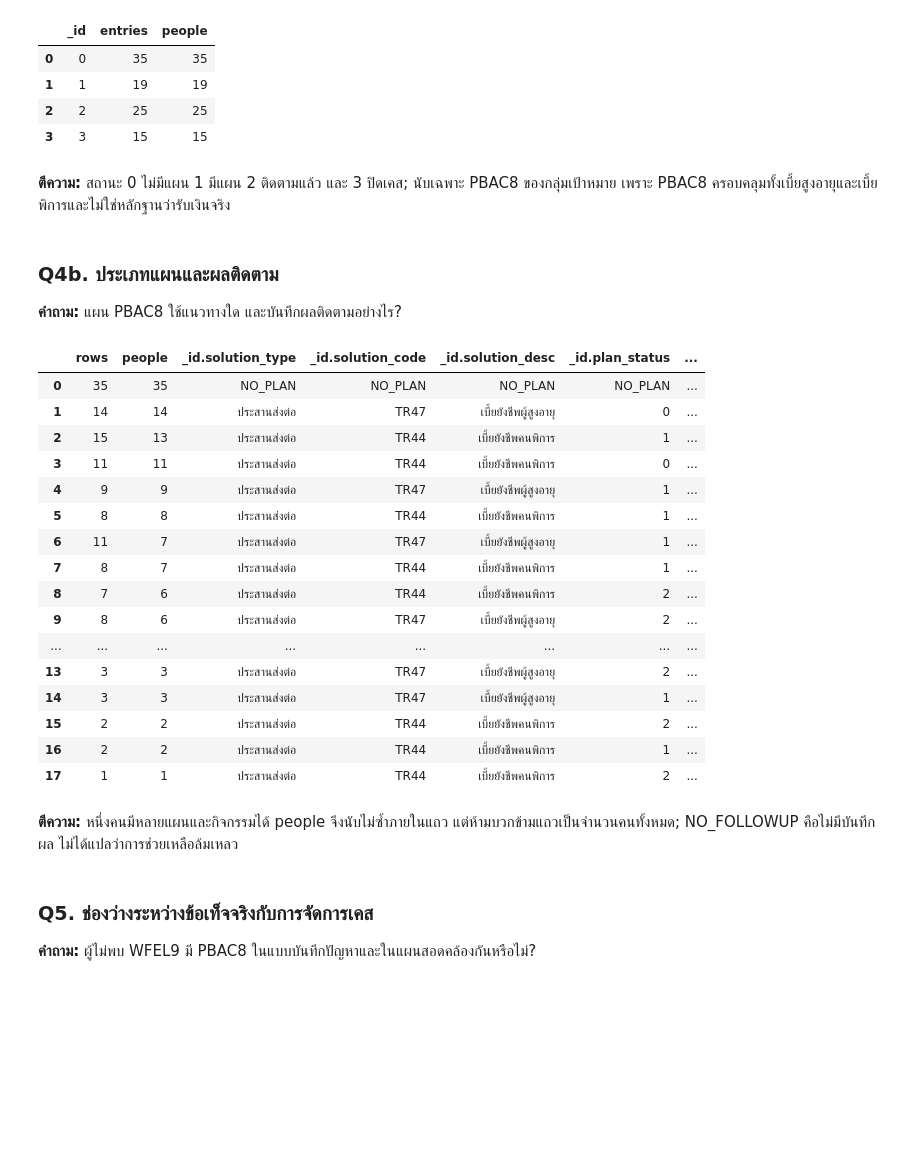
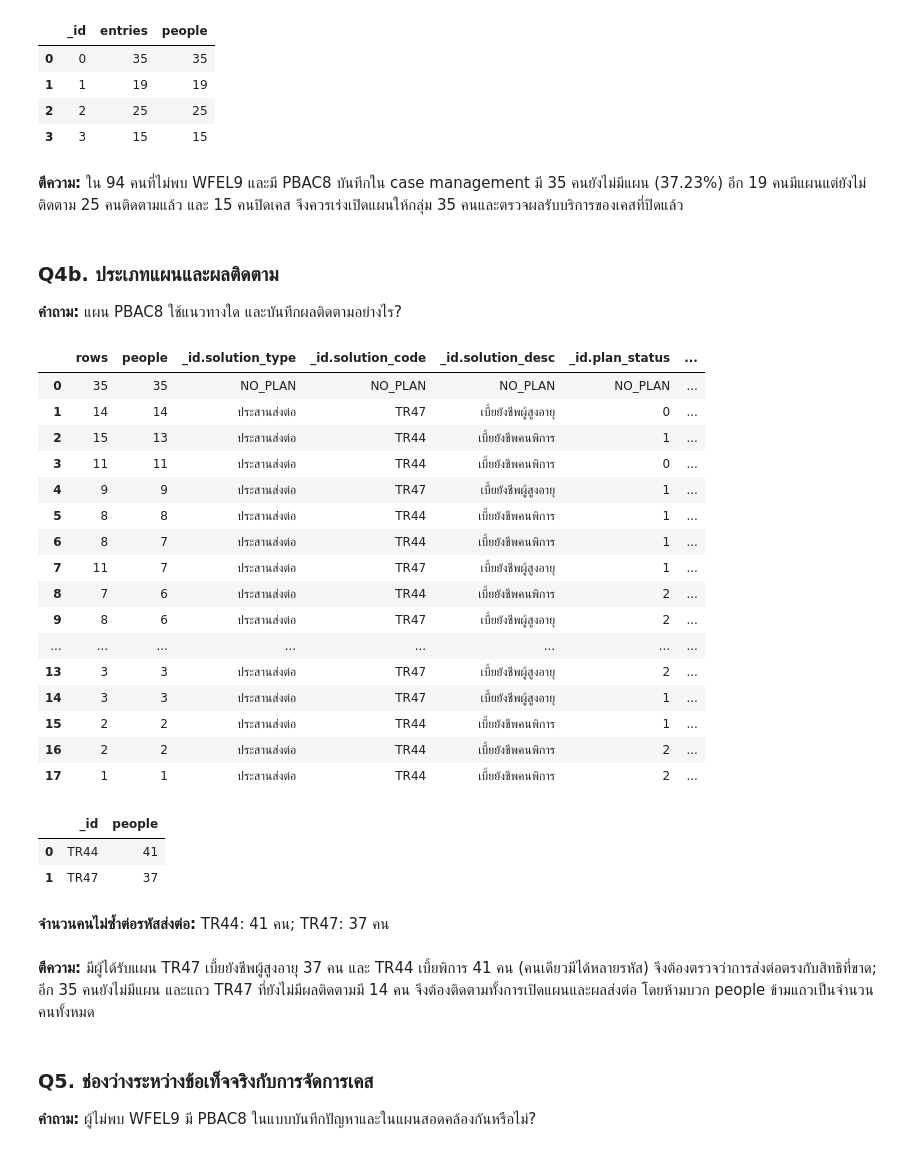
Before and after one commit to anupat2046/DSI463-Evidence-Based-Policy-from-a-Document-Database, a Jupyter notebook: output/A4_6624650526.ipynb, the cells around one changed output. Saved outputs shown, nothing was run; the diff lists cells and outputs as text; code cells hidden in the pictures; blank space fills up the shorter version.

```diff
--- a/output/A4_6624650526.ipynb
+++ b/output/A4_6624650526.ipynb
@@ -427,8 +455,8 @@ pass
 | 1 | 1 | 19 | 19 |
 | 2 | 2 | 25 | 25 |
 | 3 | 3 | 15 | 15 |
-# %% [markdown]
-**ตีความ:** สถานะ 0 ไม่มีแผน 1 มีแผน 2 ติดตามแล้ว และ 3 ปิดเคส; นับเฉพาะ PBAC8 ของกลุ่มเป้าหมาย เพราะ PBAC8 ครอบคลุมทั้งเบี้ยสูงอายุและเบี้ยพิการและไม่ใช่หลักฐานว่ารับเงินจริง
+# %% [markdown]
+**ตีความ:** ใน 94 คนที่ไม่พบ WFEL9 และมี PBAC8 บันทึกใน case management มี 35 คนยังไม่มีแผน (37.23%) อีก 19 คนมีแผนแต่ยังไม่ติดตาม 25 คนติดตามแล้ว และ 15 คนปิดเคส จึงควรเร่งเปิดแผนให้กลุ่ม 35 คนและตรวจผลรับบริการของเคสที่ปิดแล้ว
 # %% [markdown]
 ### Q4b. ประเภทแผนและผลติดตาม
 
@@ -436,39 +464,52 @@ pass
 # %%
 q4b = TARGET + [
  {'$unwind': '$prob_summary.prob_accessibility'}, {'$match': {'prob_summary.prob_accessibility.code': 'PBAC8'}},
  {'$unwind': {'path': '$prob_summary.prob_accessibility.plans', 'preserveNullAndEmptyArrays': True}},
  {'$unwind': {'path': '$prob_summary.prob_accessibility.plans.activities', 'preserveNullAndEmptyArrays': True}},
  {'$group': {'_id': {
    'solution_type': {'$ifNull': ['$prob_summary.prob_accessibility.plans.sol_type', 'NO_PLAN']},
    'solution_code': {'$ifNull': ['$prob_summary.prob_accessibility.plans.sol_code', 'NO_PLAN']},
    'solution_desc': {'$ifNull': ['$prob_summary.prob_accessibility.plans.sol_des', 'NO_PLAN']},
    'plan_status': {'$ifNull': ['$prob_summary.prob_accessibility.plans.status', 'NO_PLAN']},
    'progress': {'$ifNull': ['$prob_summary.prob_accessibility.plans.activities.act_progression', 'NO_FOLLOWUP']}
  }, 'rows': {'$sum': 1}, 'ids': {'$addToSet': '$_id'}}},
  {'$project': {'rows': 1, 'people': {'$size': '$ids'}}}, {'$sort': {'people': -1}}
 ]
 show('Q4b_plans', q4b)
+plan_people_pipeline = TARGET + [
+ {'$unwind':'$prob_summary.prob_accessibility'},
+ {'$match':{'prob_summary.prob_accessibility.code':'PBAC8'}},
+ {'$unwind':'$prob_summary.prob_accessibility.plans'},
+ {'$group':{'_id':'$prob_summary.prob_accessibility.plans.sol_code','ids':{'$addToSet':'$_id'}}},
+ {'$project':{'people':{'$size':'$ids'}}}, {'$sort':{'people':-1}}
+]
+plan_people = show('Q4b_solution_people',plan_people_pipeline)
+display(Markdown('**จำนวนคนไม่ซ้ำต่อรหัสส่งต่อ:** ' + '; '.join(f"{row['_id']}: {row['people']} คน" for row in plan_people.to_dict('records'))))
 pass
 # %% [output]
 |  | rows | people | _id.solution_type | _id.solution_code | _id.solution_desc | _id.plan_status | ... |
 | 0 | 35 | 35 | NO_PLAN | NO_PLAN | NO_PLAN | NO_PLAN | ... |
 | 1 | 14 | 14 | ประสานส่งต่อ | TR47 | เบี้ยยังชีพผู้สูงอายุ | 0 | ... |
 | 2 | 15 | 13 | ประสานส่งต่อ | TR44 | เบี้ยยังชีพคนพิการ | 1 | ... |
 | 3 | 11 | 11 | ประสานส่งต่อ | TR44 | เบี้ยยังชีพคนพิการ | 0 | ... |
 | 4 | 9 | 9 | ประสานส่งต่อ | TR47 | เบี้ยยังชีพผู้สูงอายุ | 1 | ... |
 | 5 | 8 | 8 | ประสานส่งต่อ | TR44 | เบี้ยยังชีพคนพิการ | 1 | ... |
-| 6 | 11 | 7 | ประสานส่งต่อ | TR47 | เบี้ยยังชีพผู้สูงอายุ | 1 | ... |
-| 7 | 8 | 7 | ประสานส่งต่อ | TR44 | เบี้ยยังชีพคนพิการ | 1 | ... |
+| 6 | 8 | 7 | ประสานส่งต่อ | TR44 | เบี้ยยังชีพคนพิการ | 1 | ... |
+| 7 | 11 | 7 | ประสานส่งต่อ | TR47 | เบี้ยยังชีพผู้สูงอายุ | 1 | ... |
 | 8 | 7 | 6 | ประสานส่งต่อ | TR44 | เบี้ยยังชีพคนพิการ | 2 | ... |
 | 9 | 8 | 6 | ประสานส่งต่อ | TR47 | เบี้ยยังชีพผู้สูงอายุ | 2 | ... |
 | ... | ... | ... | ... | ... | ... | ... | ... |
 | 13 | 3 | 3 | ประสานส่งต่อ | TR47 | เบี้ยยังชีพผู้สูงอายุ | 2 | ... |
 | 14 | 3 | 3 | ประสานส่งต่อ | TR47 | เบี้ยยังชีพผู้สูงอายุ | 1 | ... |
-| 15 | 2 | 2 | ประสานส่งต่อ | TR44 | เบี้ยยังชีพคนพิการ | 2 | ... |
-| 16 | 2 | 2 | ประสานส่งต่อ | TR44 | เบี้ยยังชีพคนพิการ | 1 | ... |
+| 15 | 2 | 2 | ประสานส่งต่อ | TR44 | เบี้ยยังชีพคนพิการ | 1 | ... |
+| 16 | 2 | 2 | ประสานส่งต่อ | TR44 | เบี้ยยังชีพคนพิการ | 2 | ... |
 | 17 | 1 | 1 | ประสานส่งต่อ | TR44 | เบี้ยยังชีพคนพิการ | 2 | ... |
+|  | _id | people |
+| 0 | TR44 | 41 |
+| 1 | TR47 | 37 |
+**จำนวนคนไม่ซ้ำต่อรหัสส่งต่อ:** TR44: 41 คน; TR47: 37 คน
-# %% [markdown]
-**ตีความ:** หนึ่งคนมีหลายแผนและกิจกรรมได้ people จึงนับไม่ซ้ำภายในแถว แต่ห้ามบวกข้ามแถวเป็นจำนวนคนทั้งหมด; NO_FOLLOWUP คือไม่มีบันทึกผล ไม่ได้แปลว่าการช่วยเหลือล้มเหลว
+# %% [markdown]
+**ตีความ:** มีผู้ได้รับแผน TR47 เบี้ยยังชีพผู้สูงอายุ 37 คน และ TR44 เบี้ยพิการ 41 คน (คนเดียวมีได้หลายรหัส) จึงต้องตรวจว่าการส่งต่อตรงกับสิทธิที่ขาด; อีก 35 คนยังไม่มีแผน และแถว TR47 ที่ยังไม่มีผลติดตามมี 14 คน จึงต้องติดตามทั้งการเปิดแผนและผลส่งต่อ โดยห้ามบวก people ข้ามแถวเป็นจำนวนคนทั้งหมด
 # %% [markdown]
 ### Q5. ช่องว่างระหว่างข้อเท็จจริงกับการจัดการเคส
 
```
Also changed, not shown: parts of 25 cells of this notebook, 19 other files.
